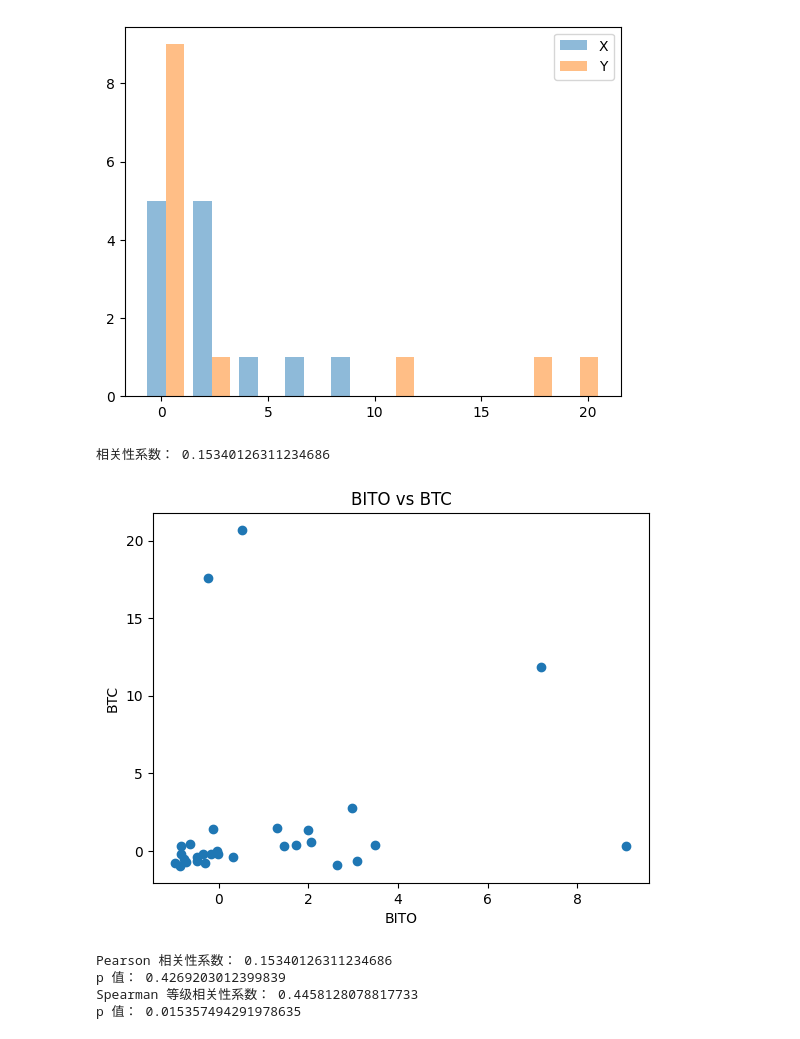
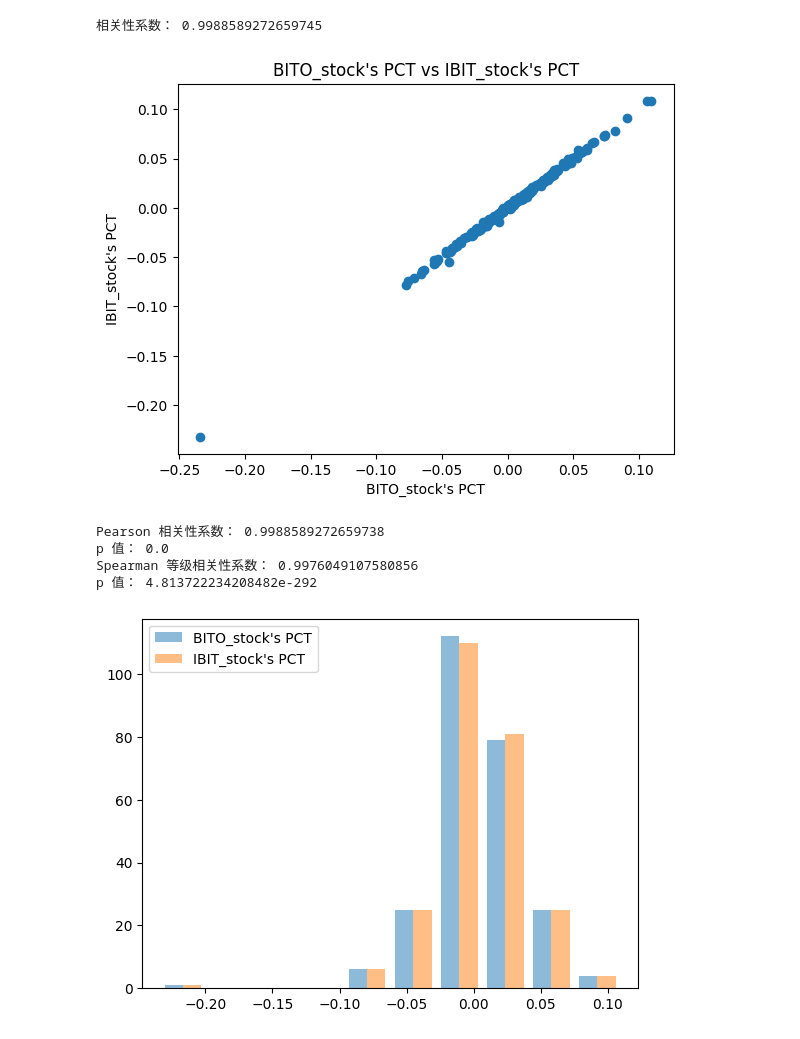
Before and after one commit to 13141440/BTC_data_analyzation, a Jupyter notebook: code/analyze.ipynb, the cells around one changed output. Drawn from its saved outputs; the diff is of its cells as text; code cells hidden in the pictures.

```diff
--- a/code/analyze.ipynb
+++ b/code/analyze.ipynb
@@ -48,9 +58,9 @@ def Method1():
 
     # 绘制散点图
     plt.scatter(BITO, BTC)
-    plt.xlabel("BITO")
-    plt.ylabel("BTC")
-    plt.title("BITO vs BTC")
+    plt.xlabel(name1+"'s PCT")
+    plt.ylabel(name2+"'s PCT")
+    plt.title(name1+"'s PCT vs "+name2+"'s PCT")
     plt.show()
 
     # 计算 pearson 相关性
@@ -64,3 +74,5 @@ def Method1():
     spearman_coef, p_value = spearmanr(BITO, BTC)
     print("Spearman 等级相关性系数：", spearman_coef)
     print("p 值：", p_value)
+
+Method1()
@@ -75,7 +94,7 @@ def Method2():
     y = np.array(data2)
 
     # 绘制直方图
-    plt.hist([x, y], alpha=0.5, label=['X', 'Y'])
+    plt.hist([x, y], alpha=0.5, label=[name1+"'s PCT", name2+"'s PCT"])
 
     plt.legend()
     plt.show()
@@ -106,23 +125,26 @@ unusualList=Method3()
 # %%
 import numpy as np
 import matplotlib.pyplot as plt
-# 假设X和Y是两组数据
-x = np.array([i[2] for i in unusualList])
-y = np.array([i[3] for i in unusualList])
 
-    # 绘制直方图
-plt.hist([x, y], alpha=0.5, label=['X', 'Y'])
+def DrawMethod3():
+    # 假设X和Y是两组数据
+    x = np.array([i[2] for i in unusualList])
+    y = np.array([i[3] for i in unusualList])
 
-plt.legend()
-plt.show()
+        # 绘制直方图
+    plt.hist([x, y], alpha=0.5, label=[name1+"'s PCT", name2+"'s PCT"])
+    plt.title("Unusual PCT")
+    plt.legend()
+    plt.show()
-# %% [output]
-[figure, removed]
 # %%
 Method1()
+Method2()
+DrawMethod3()
 # %% [output]
-相关性系数： 0.15340126311234686
+相关性系数： 0.9988589272659745
-[figure, old version]
+[figure, new version]
-Pearson 相关性系数： 0.15340126311234686
-p 值： 0.4269203012399839
-Spearman 等级相关性系数： 0.4458128078817733
-p 值： 0.015357494291978635
+Pearson 相关性系数： 0.9988589272659738
+p 值： 0.0
+Spearman 等级相关性系数： 0.9976049107580856
+p 值： 4.813722234208482e-292
+[figure, added]
```
Also changed, not shown: parts of 5 cells of this notebook, 1 other file.
